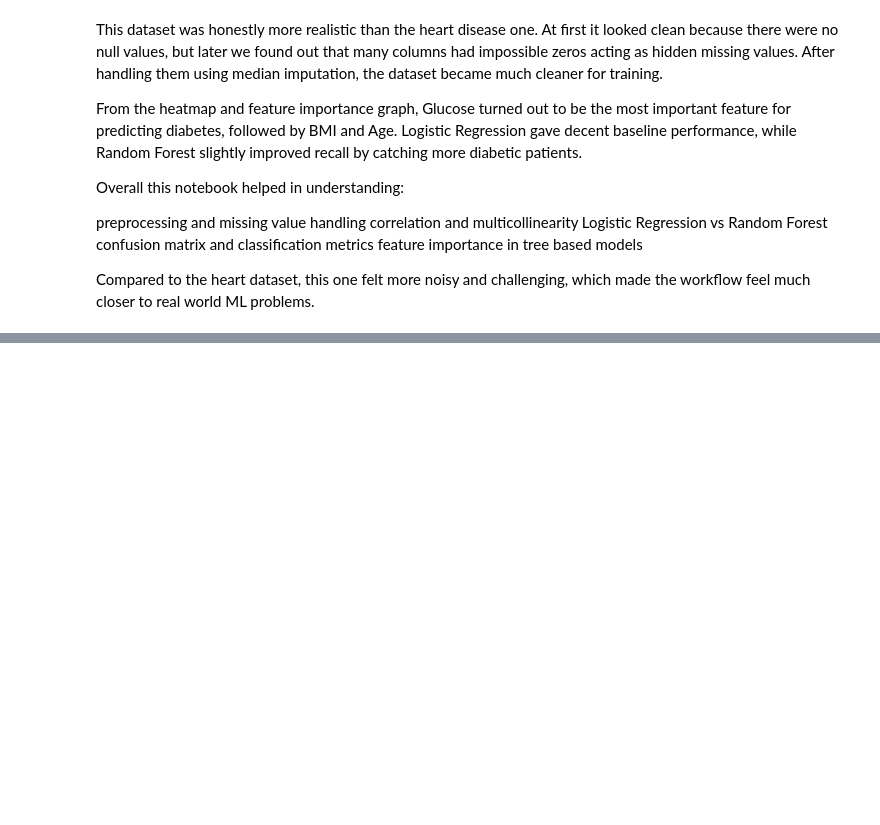
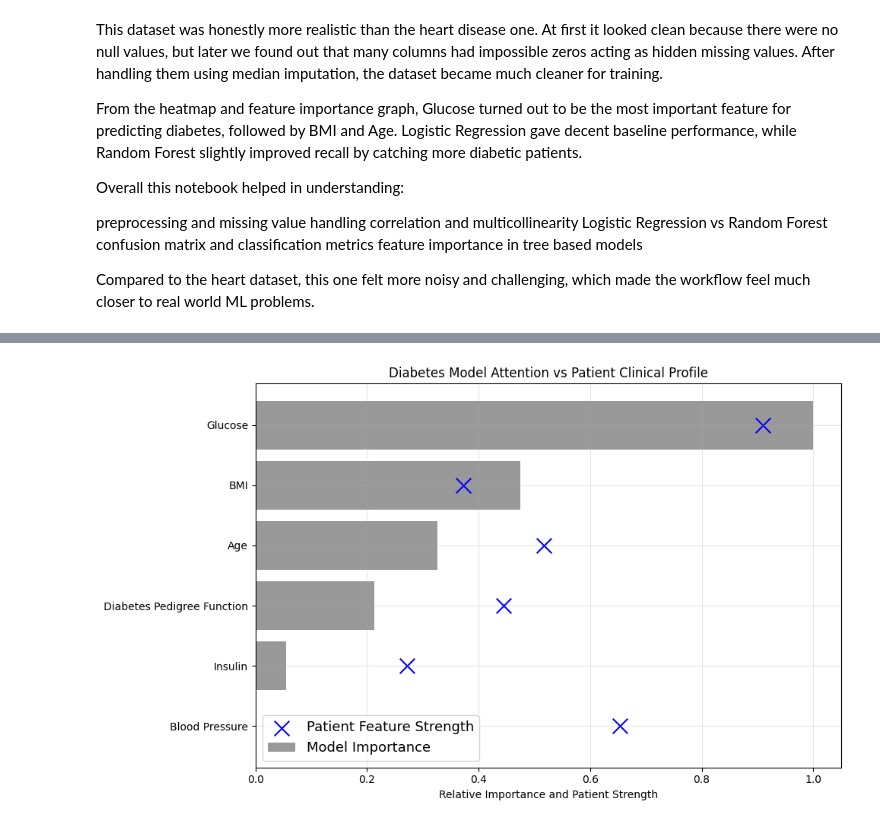
Before and after one commit to TheOnlySG/medical-classification-ml, a Jupyter notebook: Research Notebooks/eda_diabetes.ipynb, the cells around one changed output, grey strips where cells are left out. Cells and saved outputs as stored; diff of their text form; code cells hidden in the pictures; blank space fills up the shorter version.

```diff
--- a/Research Notebooks/eda_diabetes.ipynb
+++ b/Research Notebooks/eda_diabetes.ipynb
@@ -355,0 +471,78 @@ Compared to the heart dataset, this one felt more noisy and challenging, which m
+# %%
+features = [
+    'Glucose',
+    'BMI',
+    'Age',
+    'DiabetesPedigreeFunction',
+    'Insulin',
+    'BloodPressure'
+]
+feature_display_names = [
+    'Glucose',
+    'BMI',
+    'Age',
+    'Diabetes Pedigree Function',
+    'Insulin',
+    'Blood Pressure'
+]
+importances = [
+    0.256770,
+    0.165276,
+    0.139238,
+    0.119710,
+    0.092145,
+    0.082466
+]
+patient_values = {
+    'Glucose': 185,
+    'BMI': 36.4,
+    'Age': 52,
+    'DiabetesPedigreeFunction': 1.12,
+    'Insulin': 240,
+    'BloodPressure': 88
+}
+patient_df = pd.DataFrame([patient_values])
+patient_Scaler = MinMaxScaler()
+patient_Scaler.fit(diabetes_df[features])
+normalized_patients  = patient_Scaler.transform(patient_df).flatten()
+normalized_patients=np.clip(normalized_patients , 0 , 1)
+
+important_scaler = MinMaxScaler()
+normalized_coefficients = important_scaler.fit_transform(
+    np.array(importances).reshape(-1,1)
+).flatten()
+
+plt.figure(figsize=(10,6))
+
+sns.barplot(
+    x = normalized_coefficients,
+    y = feature_display_names,
+    color = 'gray',
+    alpha = 0.8,
+    label = 'Model Importance'
+)
+
+plt.scatter(
+    normalized_patients,
+    feature_display_names,
+    color = 'blue',
+    marker = 'x',
+    s = 200,
+    label = 'Patient Feature Strength'
+)
+
+plt.xlim(0,1.05)
+
+plt.xlabel('Relative Importance and Patient Strength')
+
+plt.title('Diabetes Model Attention vs Patient Clinical Profile')
+
+plt.legend(fontsize = 13)
+
+plt.grid(alpha=0.3)
+
+plt.tight_layout()
+
+plt.show()
+# %% [output]
+[figure, added]
```
Also changed, not shown: parts of 4 cells of this notebook, 10 other files.
